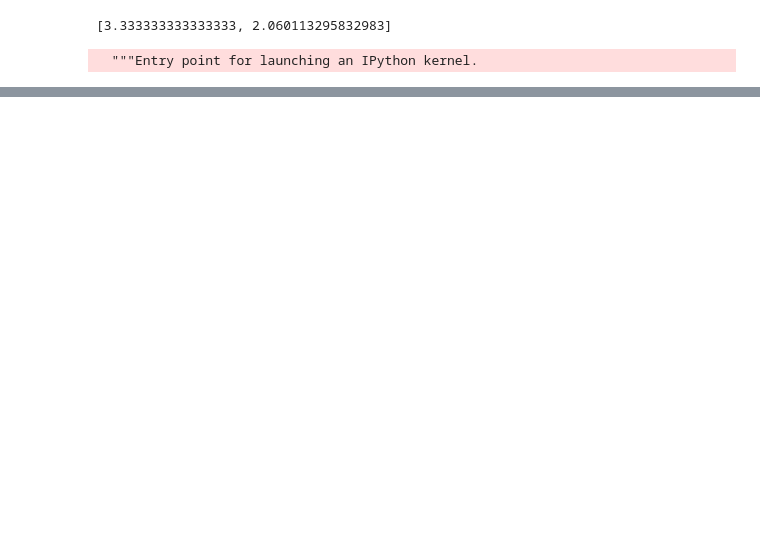
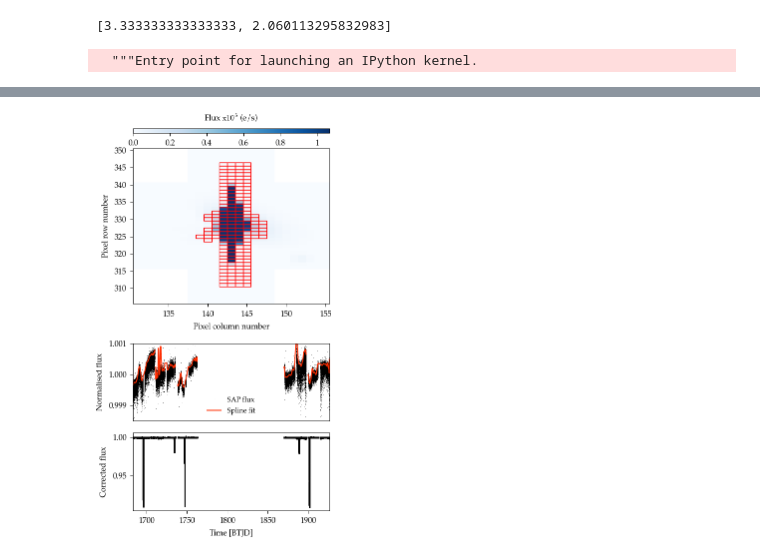
Before and after one commit to danhey/adra, a Jupyter notebook: LC preprocess.ipynb, the cells around one changed output, grey strips where cells are left out. Saved outputs shown, nothing was run; the diff lists cells and outputs as text; code cells hidden in the pictures; blank space fills up the shorter version.

Commit message:
update plot

```diff
--- a/LC preprocess.ipynb
+++ b/LC preprocess.ipynb
@@ -108,0 +102,76 @@ np.savetxt('data/photometry/tess_corrected.txt', list(zip(times, fluxes, flux_er
+# %%
+fig, axes = plt.subplots(3,1, figsize=[3.36,6], gridspec_kw={'height_ratios':[1,0.5,0.5]}, constrained_layout=True)
+
+ax = axes[0]
+# tpfs[0].plot(ax=ax, aperture_mask=tpfs[0].pipeline_mask, style='science', aspect='auto',
+#              mask_color='lightgrey', cmap='Blues', show_colorbar=False)
+# # plt.colorbar()
+# ax.set(title='')
+
+tpf = tpfs[0]
+img_extent = (tpf.column - 0.5, tpf.column + tpf.shape[2] - 0.5,
+                          tpf.row - 0.5, tpf.row + tpf.shape[1] - 0.5)
+im = ax.imshow(tpfs[0].flux[0],
+#             np.log(data_to_plot.value),
+               origin='lower', extent=img_extent, cmap='Blues', aspect='auto')
+
+# cax = fig.add_axes([0.8, 0.2, 0.02, 0.6])
+cax = ax.inset_axes([0, 1.1, 1, 0.03])
+aperture_mask = tpf._parse_aperture_mask(tpf.pipeline_mask)
+for i in range(tpf.shape[1]):
+    for j in range(tpf.shape[2]):
+        if aperture_mask[i, j]:
+            rect = patches.Rectangle(
+                            xy=(j+tpf.column-0.5, i+tpf.row-0.5),
+                            width=1, height=1, linewidth=0.7, color='red',
+                            fill=False,
+            )
+            ax.add_patch(rect)
+
+cbar = fig.colorbar(im, cax=cax, orientation='horizontal')
+cbar.set_label(label='Flux $\mathrm{x}10^5$ (e/s)', labelpad=-35)
+cbar.ax.set_xticklabels([0., 0.2, 0.4, 0.6, 0.8, 1])
+ax.set(xlabel='Pixel column number', ylabel='Pixel row number')
+
+ax = axes[1]
+times, fluxes, flux_errs = [], [], []
+for lc in lc_files:
+    lc = lc.remove_nans()
+    time, flux, flux_err = lc.time.value, lc.sap_flux.value, lc.normalize().flux_err.value
+    flux /= np.median(flux)
+    t0_guess = time[np.argmin(flux)]
+    spacing = 0.4
+    mask = (time > t0_guess-spacing) & (time < t0_guess+spacing)
+
+#     spl = UnivariateSpline(time[~mask], flux[~mask], k=5, s=0.1)
+#     xs = np.linspace(time[0], time[-1], 1000)
+
+    ax.plot(time[~mask], flux[~mask], ',k', rasterized=True)
+
+    t = fit_continuum(time, flux, np.ones_like(time), maxniter=100, order=50)
+
+    ax.plot(time, t, c='C3', rasterized=True)
+    times.extend(time)
+    fluxes.extend(flux / t)
+    flux_errs.extend(flux_err)
+
+ax.plot(time[~mask], flux[~mask], ',k', label='SAP flux', rasterized=True)
+ax.plot(time, t, c='C3', label='Spline fit', rasterized=True)
+ax.legend(fontsize=7)
+
+ax.set(xlim=[lc_files[0].time.value[0], lc_files[-1].time.value[-1]],
+      ylim=[0.9985, 1.001],
+      xticks=[],
+      ylabel='Normalised flux')
+
+ax = axes[2]
+ax.plot(times, fluxes, '.k', markersize=1, rasterized=True)
+ax.set(xlim=[times[0], times[-1]],
+      ylabel='Corrected flux',
+      xlabel='Time [BTJD]')
+
+# plt.subplots_adjust(hspace=0.1)
+
+plt.savefig(overleaf_path+'lc_corr.pdf', dpi=300, bbox_inches='tight')
+# %% [output]
+[figure, added]
```
Also changed, not shown: parts of 5 cells of this notebook.
